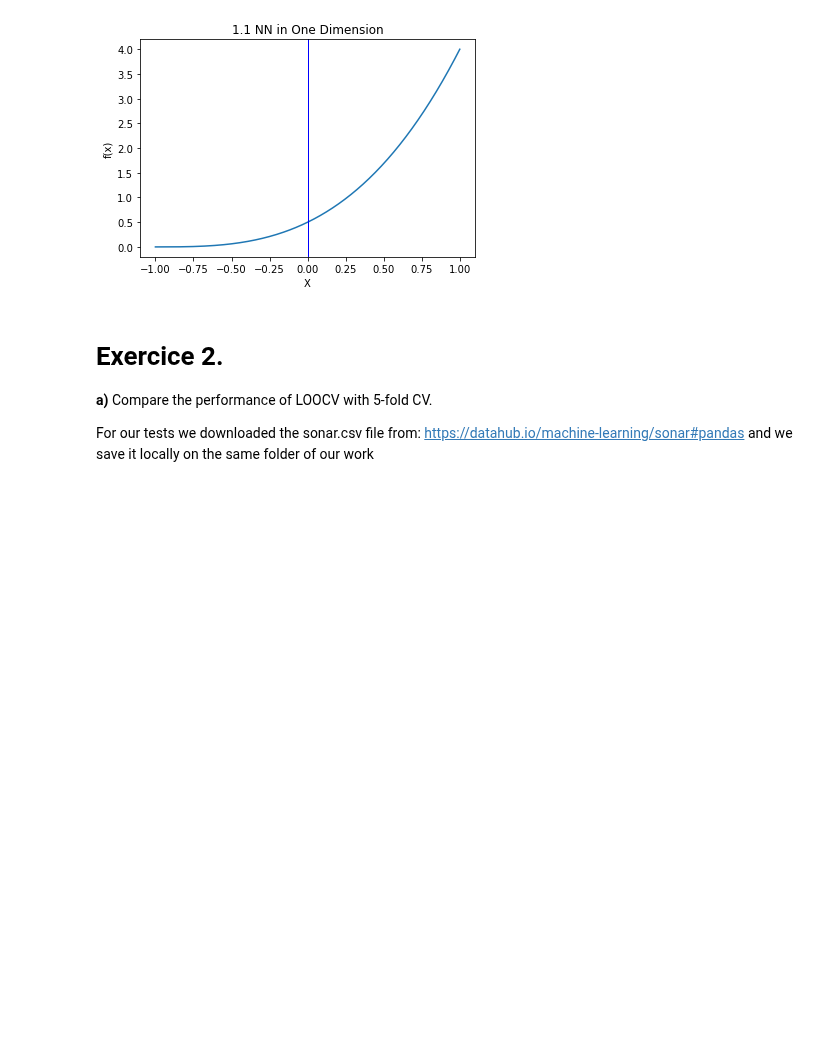
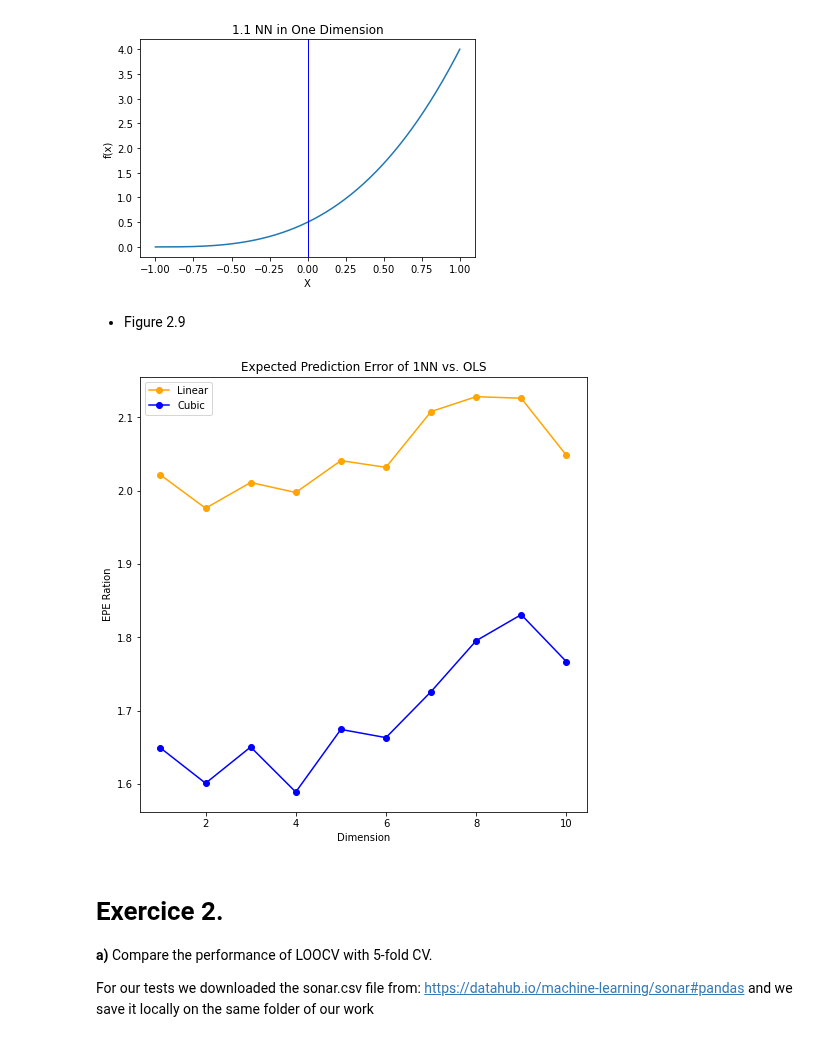
Before and after one commit to lougani-faouzi/DA, a Jupyter notebook: Assignments2.ipynb, the cells around one changed output. Saved outputs shown, nothing was run; the diff lists cells and outputs as text; code cells hidden in the pictures; blank space fills up the shorter version.

```diff
--- a/Assignments2.ipynb
+++ b/Assignments2.ipynb
@@ -68,6 +68,69 @@ plt.title("1.1 NN in One Dimension")
 plt.show()
 # %% [output]
 [figure]
+# %% [markdown]
+* Figure 2.9
+# %%
+%matplotlib inline
+
+import numpy as np
+import matplotlib.pyplot as plt
+
+simulations = 10000
+sample_size = 500
+
+def least_square_error(x_0, y_0, train_x, train_y):
+    X = np.c_[np.ones((len(train_x), 1)), train_x]
+    beta = np.linalg.lstsq(X, train_y, rcond = None)[0]
+    return (np.dot(np.array([1, *x_0]), beta) - y_0) ** 2
+
+# 1-nearest neighbor error
+def nn_error(x_0, y_0, train_x, train_y):
+    X = (train_x * train_x).sum(axis=1)
+    return (y_0 - train_y[X.argmin()]) ** 2
+
+cubic_epe_ratio = []
+linear_epe_ratio = []
+
+for p in range(1, 11):
+    least_square_epe = [0, 0]
+    nn_epe = [0, 0]
+    for _ in range(simulations):
+        error = np.random.standard_normal(sample_size)
+        train_x = np.random.uniform(-1, 1, size=(sample_size, p))
+        train_y = [train_x[:, 0] + error,
+                   0.5 * (train_x[:, 0] + 1) ** 3 + error]
+        x_0 = np.zeros(p)
+        y_0 = [np.random.standard_normal(),
+               0.5 + np.random.standard_normal()]
+        for i in range(2):
+            least_square_epe[i] += least_square_error(x_0, y_0[i], train_x, train_y[i])
+            nn_epe[i] += nn_error(x_0, y_0[i], train_x, train_y[i])
+
+    for i in range(2):
+        least_square_epe[i] /= simulations
+        nn_epe[i] /= simulations
+    linear_epe_ratio.append(nn_epe[0] / least_square_epe[0])
+    cubic_epe_ratio.append(nn_epe[1] / least_square_epe[1])
+
+# plot
+fig = plt.figure(1, figsize = (8, 8))
+axes = fig.add_subplot(1, 1, 1)
+
+axes.set_title("Expected Prediction Error of 1NN vs. OLS")
+
+axes.plot(np.arange(1, 11), linear_epe_ratio, '-o',
+          color = 'orange', label = "Linear")
+
+axes.plot(np.arange(1, 11), cubic_epe_ratio, '-o',
+          color = 'blue', label = "Cubic")
+
+axes.legend()
+axes.set_xlabel("Dimension")
+axes.set_ylabel("EPE Ration")
+plt.show()
+# %% [output]
+[figure, added]
 # %% [markdown]
 # Exercice 2.
 **a)** Compare the performance of LOOCV with 5-fold CV.
```
Also changed, not shown: parts of 7 cells of this notebook.
